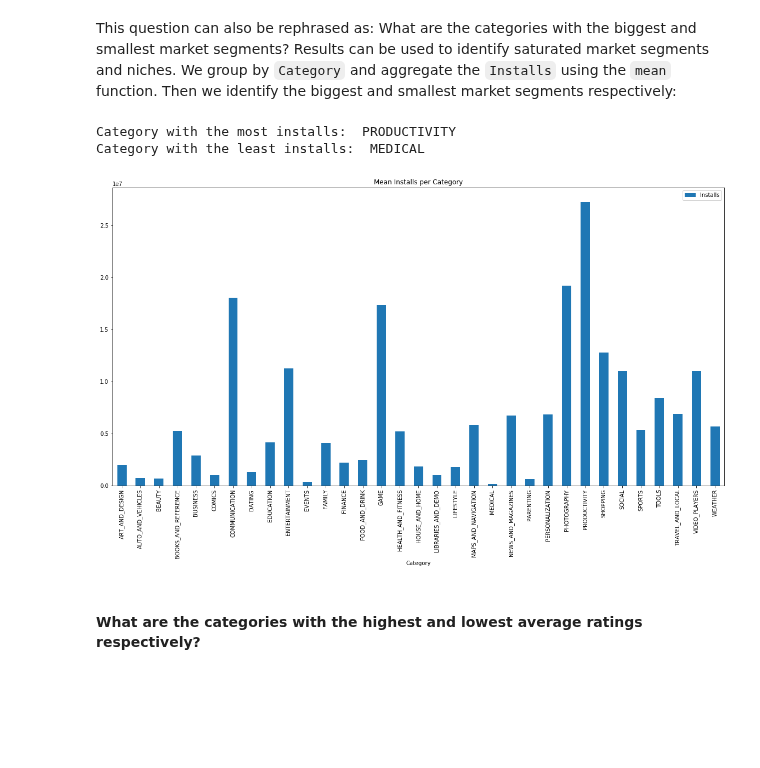
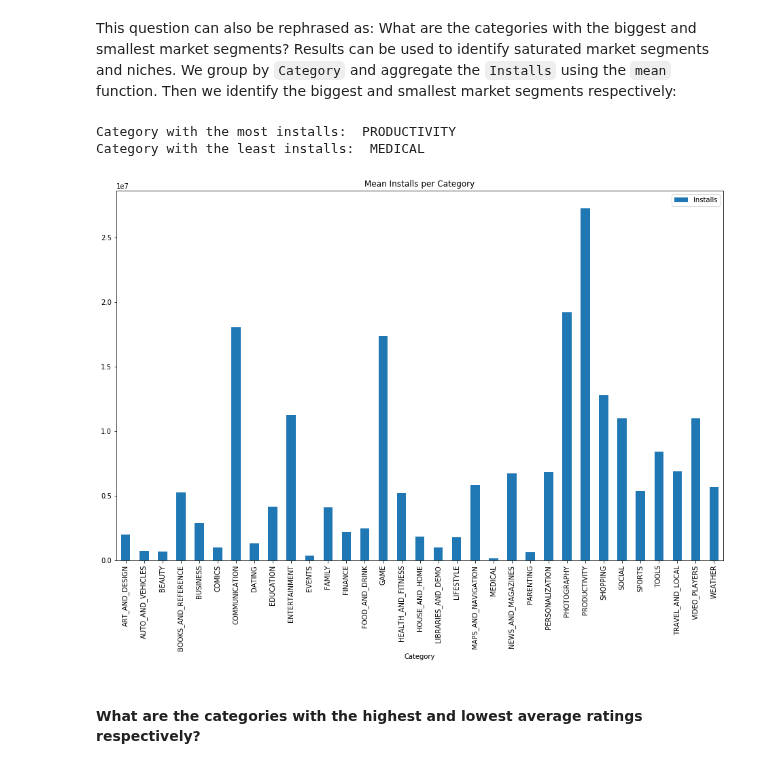
Before and after one commit to Logician724/play-store-analysis, a Jupyter notebook: notebook.ipynb, the cells around one changed output. Saved outputs shown, nothing was run; the diff lists cells and outputs as text; code cells hidden in the pictures; blank space fills up the shorter version.

```diff
--- a/notebook.ipynb
+++ b/notebook.ipynb
@@ -634,19 +625,19 @@ This question can also be rephrased as: What are the categories with the biggest
 # %%
 mean_installs_per_category = apps_df.groupby('Category').agg({'Installs': 'mean'})
 
 mean_installs_per_category.plot(
     kind='bar',
-    figsize=(20,10),
+    figsize=(16,10),
     title='Mean Installs per Category',
     sort_columns=True
 )
 
 print('Category with the most installs: ', mean_installs_per_category.idxmax().values[0])
 print('Category with the least installs: ', mean_installs_per_category.idxmin().values[0])
 # %% [output]
 Category with the most installs:  PRODUCTIVITY
 Category with the least installs:  MEDICAL
-[figure, old version]
+[figure, new version]
 # %% [markdown]
 #### What are the categories with the highest and lowest average ratings respectively?
 # %% [markdown]
```
Also changed, not shown: parts of 22 cells of this notebook.
